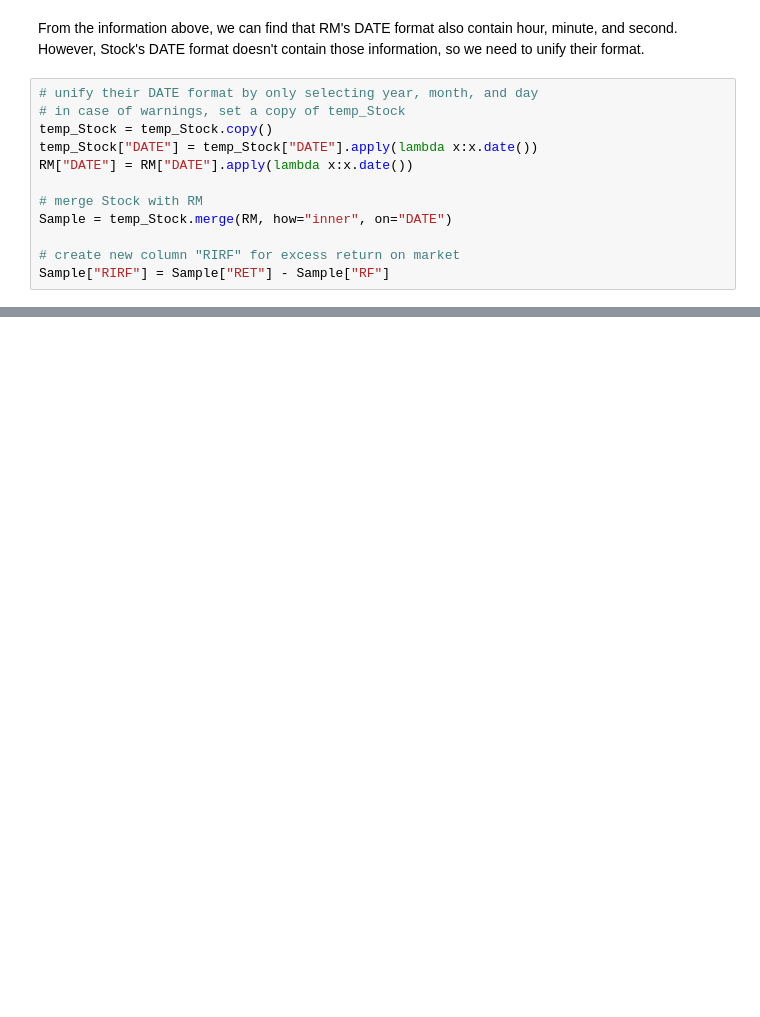
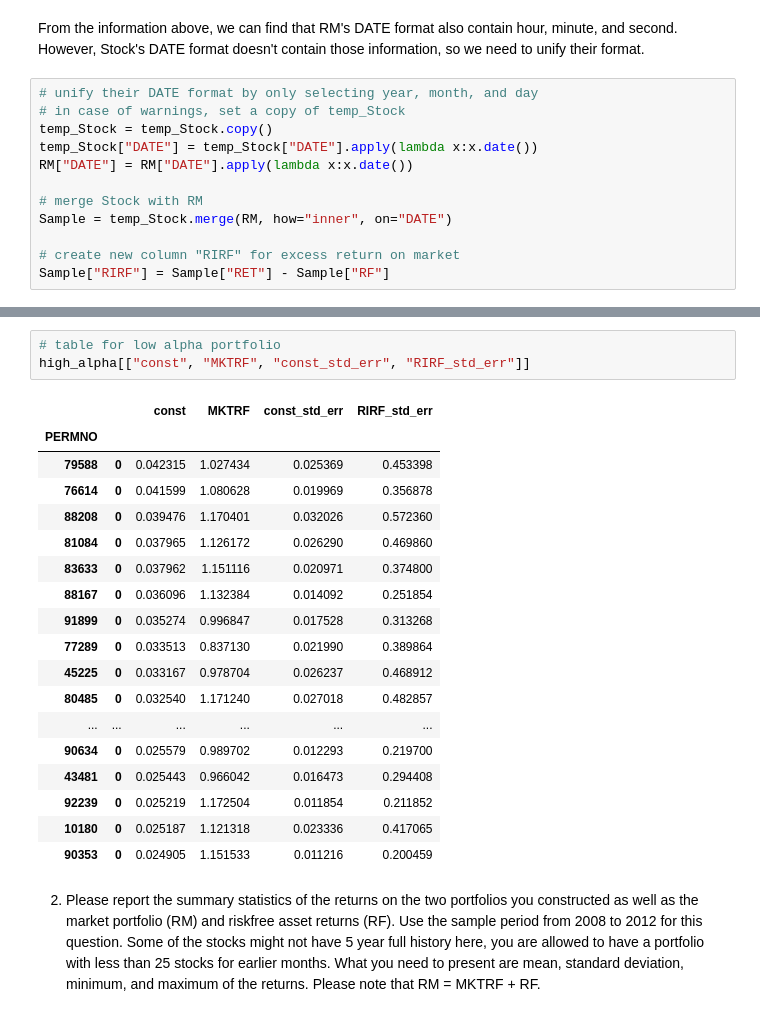
Before and after one commit to Andy-Liu66/2018NCCU-Econometrics, a Jupyter notebook: Homework 1/Homework 1.ipynb, the cells around one changed output, grey strips where cells are left out. Saved outputs shown, nothing was run; the diff lists cells and outputs as text; blank space fills up the shorter version.

Commit message:
answer question 1~2

```diff
--- a/Homework 1/Homework 1.ipynb
+++ b/Homework 1/Homework 1.ipynb
@@ -178,0 +240,24 @@ reg_result = Sample.groupby("PERMNO").apply(lambda x: run_regression(x.MKTRF, x.
+# %%
+# table for low alpha portfolio
+high_alpha[["const", "MKTRF", "const_std_err", "RIRF_std_err"]]
+# %% [output]
+|  |  | const | MKTRF | const_std_err | RIRF_std_err |
+| PERMNO |  |  |  |  |  |
+| 79588 | 0 | 0.042315 | 1.027434 | 0.025369 | 0.453398 |
+| 76614 | 0 | 0.041599 | 1.080628 | 0.019969 | 0.356878 |
+| 88208 | 0 | 0.039476 | 1.170401 | 0.032026 | 0.572360 |
+| 81084 | 0 | 0.037965 | 1.126172 | 0.026290 | 0.469860 |
+| 83633 | 0 | 0.037962 | 1.151116 | 0.020971 | 0.374800 |
+| 88167 | 0 | 0.036096 | 1.132384 | 0.014092 | 0.251854 |
+| 91899 | 0 | 0.035274 | 0.996847 | 0.017528 | 0.313268 |
+| 77289 | 0 | 0.033513 | 0.837130 | 0.021990 | 0.389864 |
+| 45225 | 0 | 0.033167 | 0.978704 | 0.026237 | 0.468912 |
+| 80485 | 0 | 0.032540 | 1.171240 | 0.027018 | 0.482857 |
+| ... | ... | ... | ... | ... | ... |
+| 90634 | 0 | 0.025579 | 0.989702 | 0.012293 | 0.219700 |
+| 43481 | 0 | 0.025443 | 0.966042 | 0.016473 | 0.294408 |
+| 92239 | 0 | 0.025219 | 1.172504 | 0.011854 | 0.211852 |
+| 10180 | 0 | 0.025187 | 1.121318 | 0.023336 | 0.417065 |
+| 90353 | 0 | 0.024905 | 1.151533 | 0.011216 | 0.200459 |
+# %% [markdown]
+2. Please report the summary statistics of the returns on the two portfolios you constructed as well as the market portfolio (RM) and riskfree asset returns (RF). Use the sample period from 2008 to 2012 for this question. Some of the stocks might not have 5 year full history here, you are allowed to have a portfolio with less than 25 stocks for earlier months. What you need to present are mean, standard deviation, minimum, and maximum of the returns. Please note that RM = MKTRF + RF.
```
Also changed, not shown: parts of 20 cells of this notebook.
